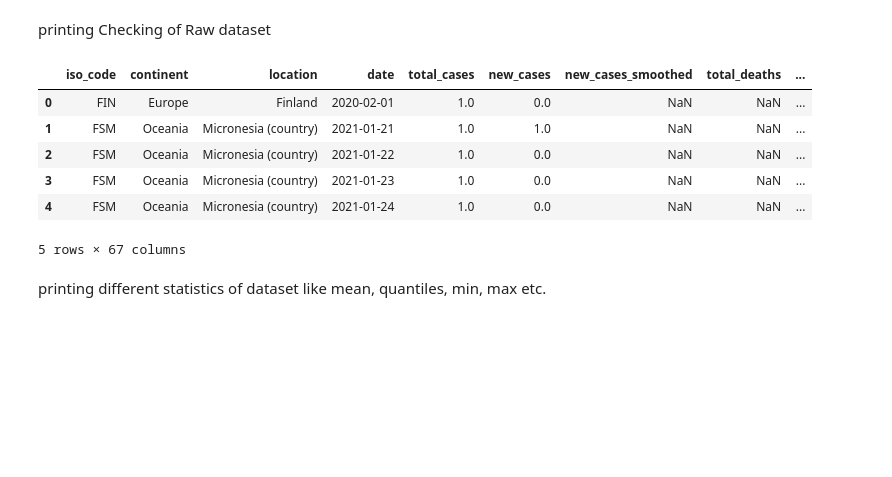
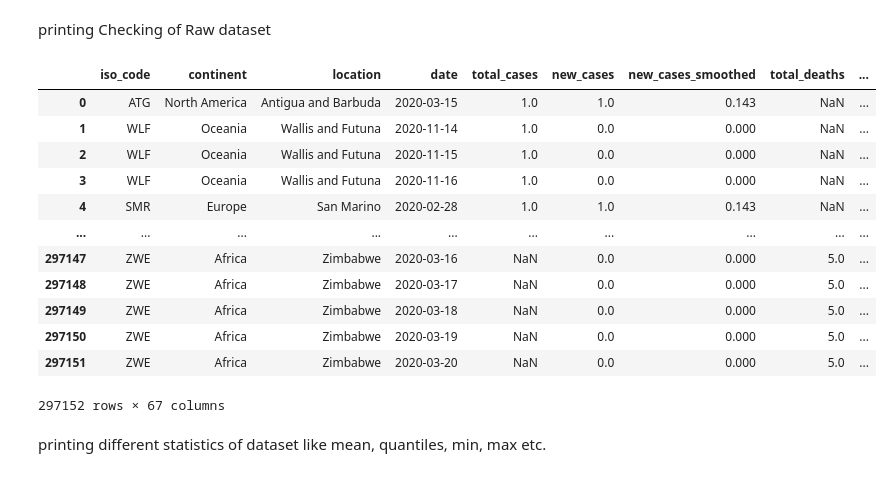
Before and after one commit to TechForEverybody/Applied_Data_Science_Practicals_Sem-8, a Jupyter notebook: Experiment-4/CS8A53_ADS_Experiment_4_ShivkumarChauhan.ipynb, the cells around one changed output. Drawn from its saved outputs; the diff is of its cells as text; code cells hidden in the pictures; blank space fills up the shorter version.

```diff
--- a/Experiment-4/CS8A53_ADS_Experiment_4_ShivkumarChauhan.ipynb
+++ b/Experiment-4/CS8A53_ADS_Experiment_4_ShivkumarChauhan.ipynb
@@ -61,15 +61,21 @@ Location_Specific_Data=Raw_Data[
 # %% [markdown]
 printing Checking of Raw dataset
 # %%
-Raw_Data.head()
+Raw_Data
 # %% [output]
 |  | iso_code | continent | location | date | total_cases | new_cases | new_cases_smoothed | total_deaths | ... |
-| 0 | FIN | Europe | Finland | 2020-02-01 | 1.0 | 0.0 | NaN | NaN | ... |
-| 1 | FSM | Oceania | Micronesia (country) | 2021-01-21 | 1.0 | 1.0 | NaN | NaN | ... |
-| 2 | FSM | Oceania | Micronesia (country) | 2021-01-22 | 1.0 | 0.0 | NaN | NaN | ... |
-| 3 | FSM | Oceania | Micronesia (country) | 2021-01-23 | 1.0 | 0.0 | NaN | NaN | ... |
-| 4 | FSM | Oceania | Micronesia (country) | 2021-01-24 | 1.0 | 0.0 | NaN | NaN | ... |
+| 0 | ATG | North America | Antigua and Barbuda | 2020-03-15 | 1.0 | 1.0 | 0.143 | NaN | ... |
+| 1 | WLF | Oceania | Wallis and Futuna | 2020-11-14 | 1.0 | 0.0 | 0.000 | NaN | ... |
+| 2 | WLF | Oceania | Wallis and Futuna | 2020-11-15 | 1.0 | 0.0 | 0.000 | NaN | ... |
+| 3 | WLF | Oceania | Wallis and Futuna | 2020-11-16 | 1.0 | 0.0 | 0.000 | NaN | ... |
+| 4 | SMR | Europe | San Marino | 2020-02-28 | 1.0 | 1.0 | 0.143 | NaN | ... |
+| ... | ... | ... | ... | ... | ... | ... | ... | ... | ... |
+| 297147 | ZWE | Africa | Zimbabwe | 2020-03-16 | NaN | 0.0 | 0.000 | 5.0 | ... |
+| 297148 | ZWE | Africa | Zimbabwe | 2020-03-17 | NaN | 0.0 | 0.000 | 5.0 | ... |
+| 297149 | ZWE | Africa | Zimbabwe | 2020-03-18 | NaN | 0.0 | 0.000 | 5.0 | ... |
+| 297150 | ZWE | Africa | Zimbabwe | 2020-03-19 | NaN | 0.0 | 0.000 | 5.0 | ... |
+| 297151 | ZWE | Africa | Zimbabwe | 2020-03-20 | NaN | 0.0 | 0.000 | 5.0 | ... |
-5 rows × 67 columns
+297152 rows × 67 columns
 # %% [markdown]
 printing different statistics of dataset like mean, quantiles, min, max etc.
 # %%
```
Also changed, not shown: parts of 25 cells of this notebook, 7 other files.
